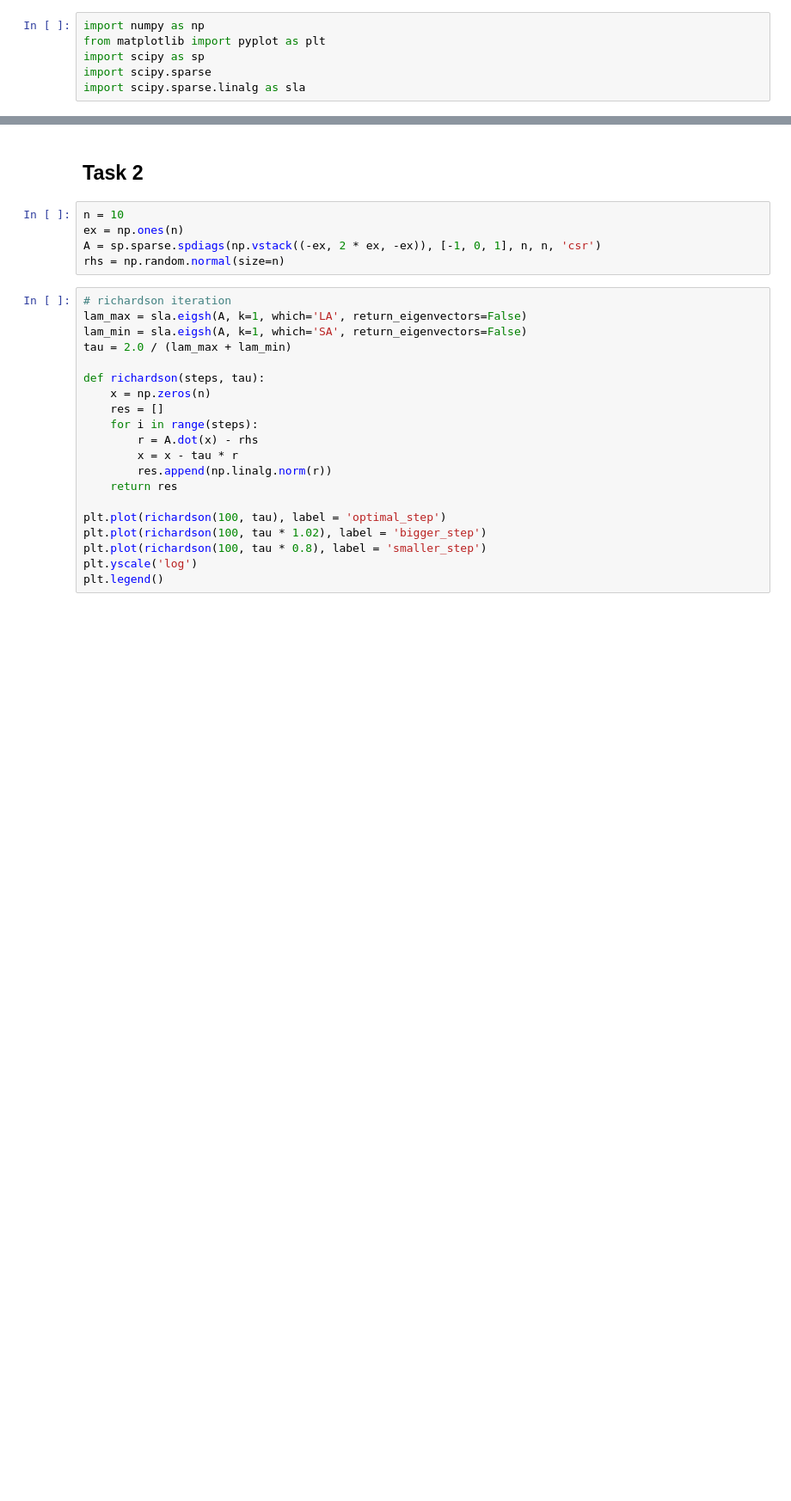
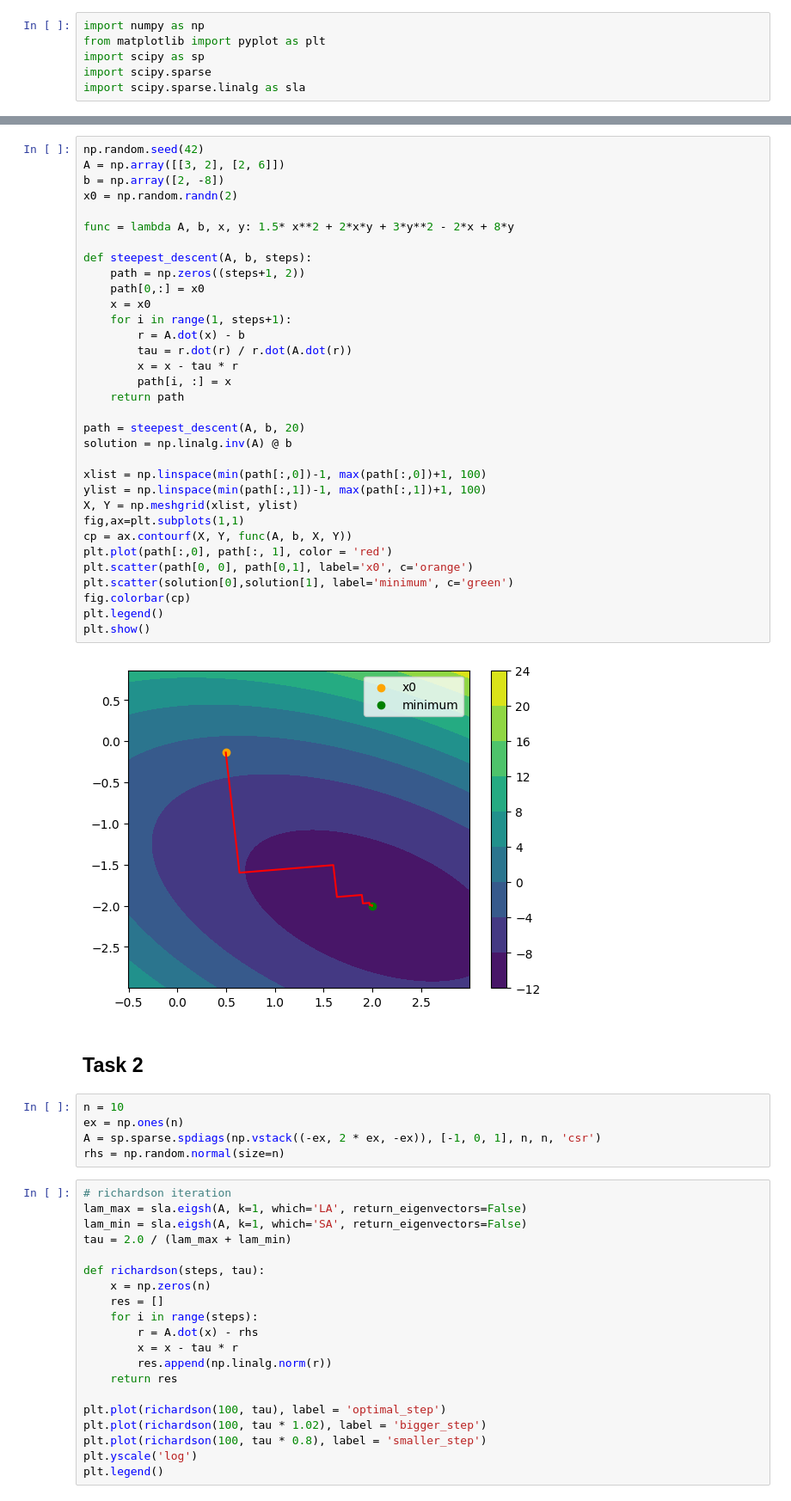
Before and after one commit to mrFendel/NumMethods, a Jupyter notebook: Hometasks/Assignment_5/tasks/Assignment5.ipynb, the cells around one changed output, grey strips where cells are left out. Shown: that part at 86% size. Saved outputs shown, nothing was run; the diff lists cells and outputs as text; blank space fills up the shorter version.

```diff
--- a/Hometasks/Assignment_5/tasks/Assignment5.ipynb
+++ b/Hometasks/Assignment_5/tasks/Assignment5.ipynb
@@ -7,3 +49,38 @@ import scipy.sparse.linalg as sla
+# %%
+np.random.seed(42)
+A = np.array([[3, 2], [2, 6]])
+b = np.array([2, -8])
+x0 = np.random.randn(2)
+
+func = lambda A, b, x, y: 1.5* x**2 + 2*x*y + 3*y**2 - 2*x + 8*y
+
+def steepest_descent(A, b, steps):
+    path = np.zeros((steps+1, 2))
+    path[0,:] = x0
+    x = x0
+    for i in range(1, steps+1):
+        r = A.dot(x) - b
+        tau = r.dot(r) / r.dot(A.dot(r))
+        x = x - tau * r
+        path[i, :] = x
+    return path
+
+path = steepest_descent(A, b, 20)
+solution = np.linalg.inv(A) @ b
+
+xlist = np.linspace(min(path[:,0])-1, max(path[:,0])+1, 100)
+ylist = np.linspace(min(path[:,1])-1, max(path[:,1])+1, 100)
+X, Y = np.meshgrid(xlist, ylist)
+fig,ax=plt.subplots(1,1)
+cp = ax.contourf(X, Y, func(A, b, X, Y))
+plt.plot(path[:,0], path[:, 1], color = 'red')
+plt.scatter(path[0, 0], path[0,1], label='x0', c='orange')
+plt.scatter(solution[0],solution[1], label='minimum', c='green')
+fig.colorbar(cp)
+plt.legend()
+plt.show()
+# %% [output]
+[figure, added]
 # %% [markdown]
 ## Task 2
 # %%
```
Also changed, not shown: parts of 5 cells of this notebook.
